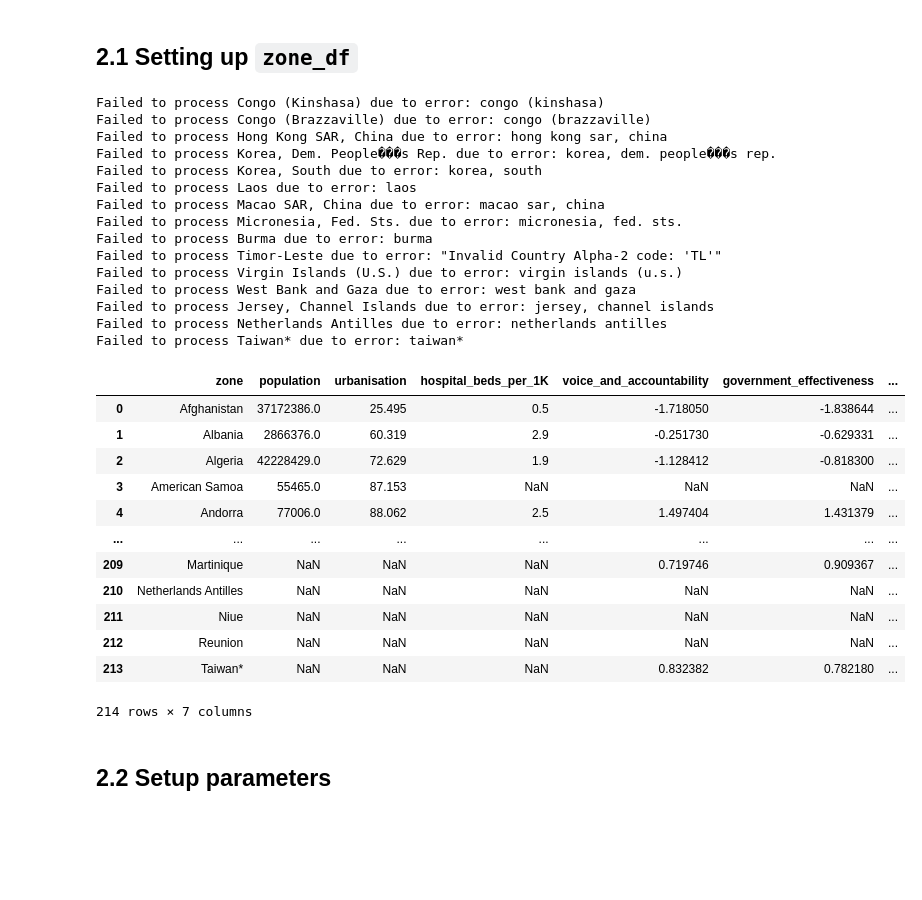
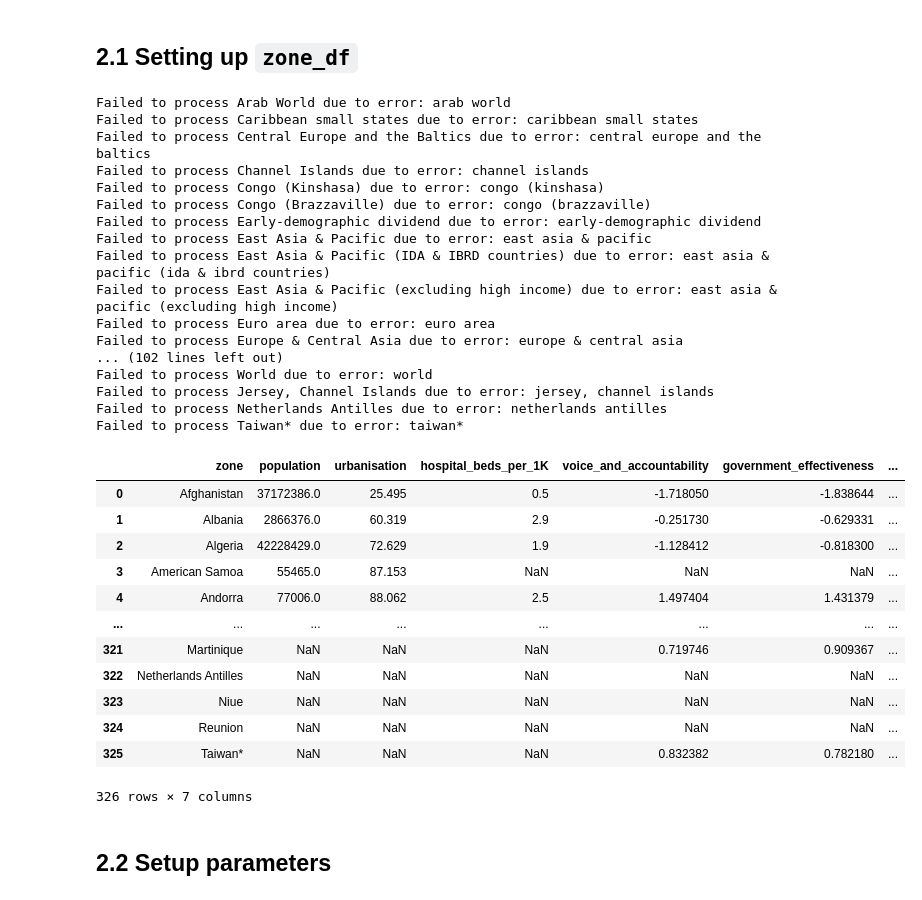
Before and after one commit to JeppeKlitgaard/COVID-19, a Jupyter notebook: COVID_data.ipynb, the cells around one changed output. Drawn from its saved outputs; the diff is of its cells as text; code cells hidden in the pictures; blank space fills up the shorter version.

```diff
--- a/COVID_data.ipynb
+++ b/COVID_data.ipynb
@@ -54,6 +54,8 @@ def process_wb_indicator(indicator, column_name=None):
     df.rename(index=WB_DF_RENAMED_COUNTRIES, inplace=True)
 
     return df
+
+zone_df = pd.DataFrame(columns=['zone'])
 
 # Subnational population. Source=50
 zone_df = pd.merge(zone_df, process_wb_indicator('SP.POP.TOTL', 'population'), on='zone', how='outer', suffixes=('', '_y'))
@@ -66,51 +68,54 @@ zone_df = pd.merge(zone_df, process_wb_indicator('SH.MED.BEDS.ZS', 'hospital_bed
 
 #
 # grab indicators and load into data frame
 wb_df = grab_wbdata({'VA.EST': 'voice_and_accountability',
                      'GE.EST': 'government_effectiveness', })
 
 gov_df = wb_df.groupby(level='country').tail(5).groupby(level='country').mean()
 gov_df.index.name = 'zone'
 gov_df.rename(index=WB_DF_RENAMED_COUNTRIES, inplace=True)
 
 # Merge into zone_df
-zone_df = pd.merge(zone_df, gov_df, on='zone', how='right', suffixes=('', '_y'))
+zone_df = pd.merge(zone_df, gov_df, on='zone', how='outer', suffixes=('', '_y'))
 drop_y(zone_df)
 
 # Add continents to zone_df
 zone_df['continent'] = zone_df['zone'].apply(country_to_continent)
 
-
+del wb_df
+del gov_df
 zone_df
 # %% [output]
+Failed to process Arab World due to error: arab world
+Failed to process Caribbean small states due to error: caribbean small states
+Failed to process Central Europe and the Baltics due to error: central europe and the baltics
+Failed to process Channel Islands due to error: channel islands
 Failed to process Congo (Kinshasa) due to error: congo (kinshasa)
 Failed to process Congo (Brazzaville) due to error: congo (brazzaville)
-Failed to process Hong Kong SAR, China due to error: hong kong sar, china
-Failed to process Korea, Dem. People���s Rep. due to error: korea, dem. people���s rep.
-Failed to process Korea, South due to error: korea, south
-Failed to process Laos due to error: laos
-Failed to process Macao SAR, China due to error: macao sar, china
-Failed to process Micronesia, Fed. Sts. due to error: micronesia, fed. sts.
-Failed to process Burma due to error: burma
-Failed to process Timor-Leste due to error: "Invalid Country Alpha-2 code: 'TL'"
-Failed to process Virgin Islands (U.S.) due to error: virgin islands (u.s.)
-Failed to process West Bank and Gaza due to error: west bank and gaza
+Failed to process Early-demographic dividend due to error: early-demographic dividend
+Failed to process East Asia & Pacific due to error: east asia & pacific
+Failed to process East Asia & Pacific (IDA & IBRD countries) due to error: east asia & pacific (ida & ibrd countries)
+Failed to process East Asia & Pacific (excluding high income) due to error: east asia & pacific (excluding high income)
+Failed to process Euro area due to error: euro area
+Failed to process Europe & Central Asia due to error: europe & central asia
+... (102 lines left out)
+Failed to process World due to error: world
 Failed to process Jersey, Channel Islands due to error: jersey, channel islands
 Failed to process Netherlands Antilles due to error: netherlands antilles
 Failed to process Taiwan* due to error: taiwan*
 |  | zone | population | urbanisation | hospital_beds_per_1K | voice_and_accountability | government_effectiveness | ... |
 | 0 | Afghanistan | 37172386.0 | 25.495 | 0.5 | -1.718050 | -1.838644 | ... |
 | 1 | Albania | 2866376.0 | 60.319 | 2.9 | -0.251730 | -0.629331 | ... |
 | 2 | Algeria | 42228429.0 | 72.629 | 1.9 | -1.128412 | -0.818300 | ... |
 | 3 | American Samoa | 55465.0 | 87.153 | NaN | NaN | NaN | ... |
 | 4 | Andorra | 77006.0 | 88.062 | 2.5 | 1.497404 | 1.431379 | ... |
 | ... | ... | ... | ... | ... | ... | ... | ... |
-| 209 | Martinique | NaN | NaN | NaN | 0.719746 | 0.909367 | ... |
-| 210 | Netherlands Antilles | NaN | NaN | NaN | NaN | NaN | ... |
-| 211 | Niue | NaN | NaN | NaN | NaN | NaN | ... |
-| 212 | Reunion | NaN | NaN | NaN | NaN | NaN | ... |
-| 213 | Taiwan* | NaN | NaN | NaN | 0.832382 | 0.782180 | ... |
+| 321 | Martinique | NaN | NaN | NaN | 0.719746 | 0.909367 | ... |
+| 322 | Netherlands Antilles | NaN | NaN | NaN | NaN | NaN | ... |
+| 323 | Niue | NaN | NaN | NaN | NaN | NaN | ... |
+| 324 | Reunion | NaN | NaN | NaN | NaN | NaN | ... |
+| 325 | Taiwan* | NaN | NaN | NaN | 0.832382 | 0.782180 | ... |
-214 rows × 7 columns
+326 rows × 7 columns
 # %% [markdown]
 ## 2.2 Setup parameters
 # %%
```
Also changed, not shown: parts of 7 cells of this notebook, 1 other file.
